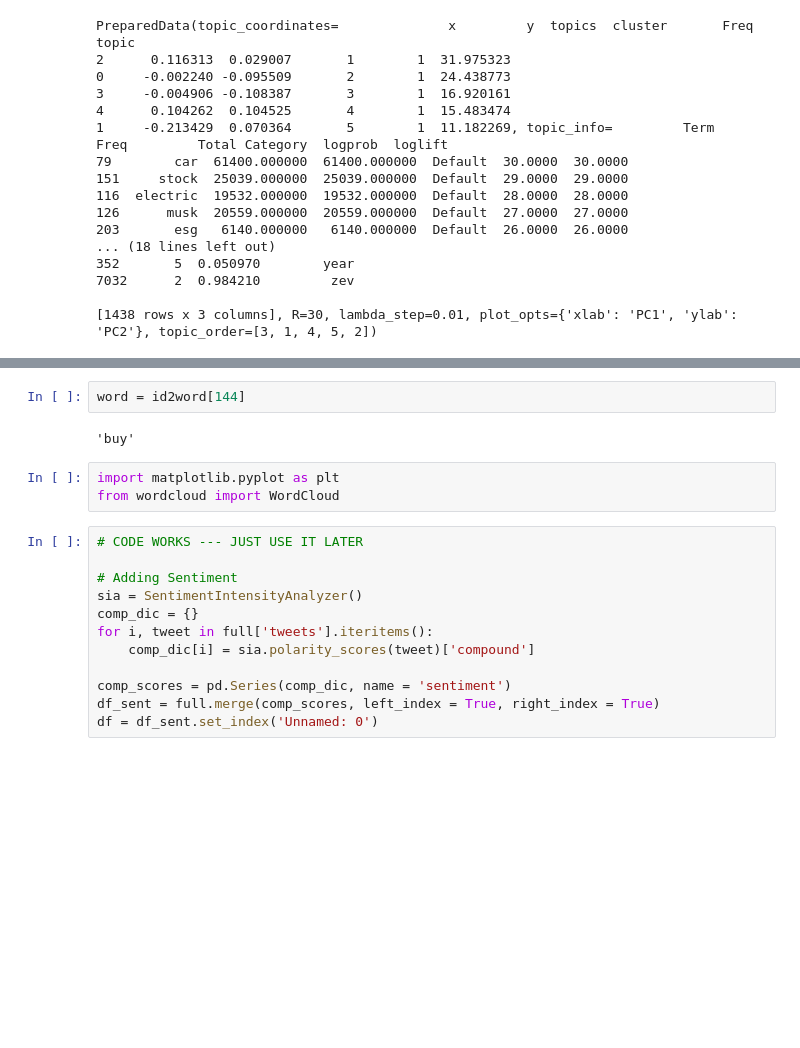
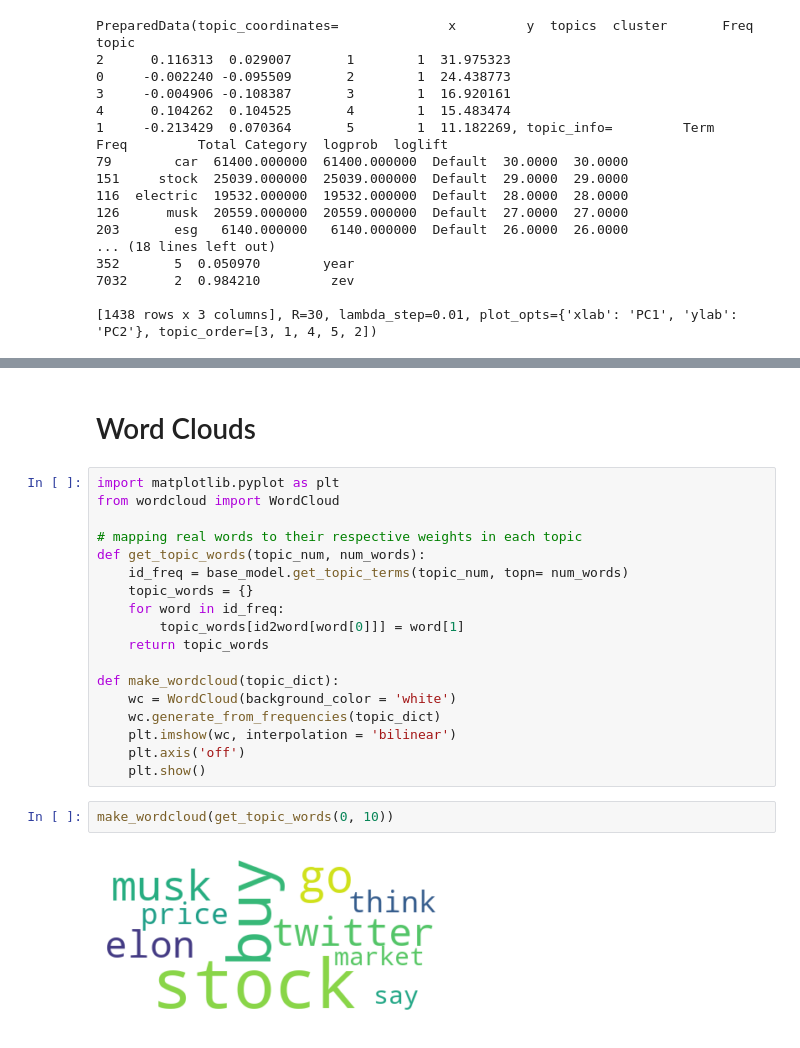
Before and after one commit to Auustiino/Tesla-Perception-Audit, a Jupyter notebook: First-Simple-Model.ipynb, the cells around one changed output, grey strips where cells are left out. Cells and saved outputs as stored; diff of their text form; blank space fills up the shorter version.

```diff
--- a/First-Simple-Model.ipynb
+++ b/First-Simple-Model.ipynb
@@ -212,19 +170,24 @@ base_model.get_topic_terms(0, topn= 20)
-# %%
-word = id2word[144]
-# %% [output]
-'buy'
-# %%
-import matplotlib.pyplot as plt
-from wordcloud import WordCloud
-# %%
-# CODE WORKS --- JUST USE IT LATER
-
-# Adding Sentiment
-sia = SentimentIntensityAnalyzer()
-comp_dic = {}
-for i, tweet in full['tweets'].iteritems():
-    comp_dic[i] = sia.polarity_scores(tweet)['compound']
-
-comp_scores = pd.Series(comp_dic, name = 'sentiment')
-df_sent = full.merge(comp_scores, left_index = True, right_index = True)
-df = df_sent.set_index('Unnamed: 0')
+# %% [markdown]
+# Word Clouds
+# %%
+import matplotlib.pyplot as plt
+from wordcloud import WordCloud
+
+# mapping real words to their respective weights in each topic
+def get_topic_words(topic_num, num_words):
+    id_freq = base_model.get_topic_terms(topic_num, topn= num_words)
+    topic_words = {}
+    for word in id_freq:
+        topic_words[id2word[word[0]]] = word[1]
+    return topic_words
+
+def make_wordcloud(topic_dict):
+    wc = WordCloud(background_color = 'white')
+    wc.generate_from_frequencies(topic_dict)
+    plt.imshow(wc, interpolation = 'bilinear')
+    plt.axis('off')
+    plt.show()
+# %%
+make_wordcloud(get_topic_words(0, 10))
+# %% [output]
+[figure, added]
```
Also changed, not shown: parts of 6 cells of this notebook.
